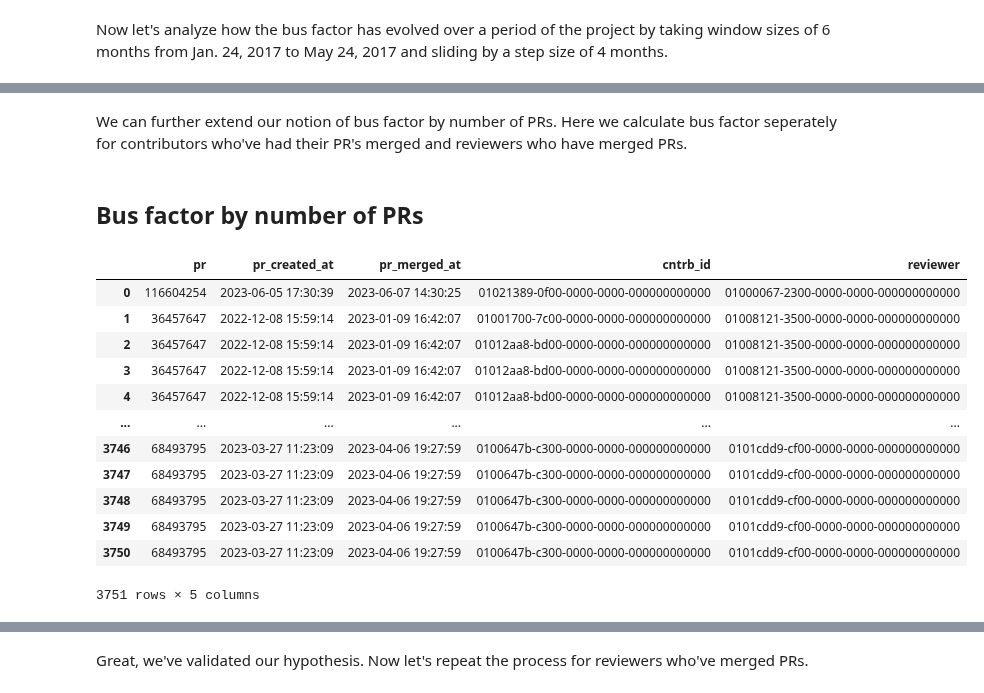
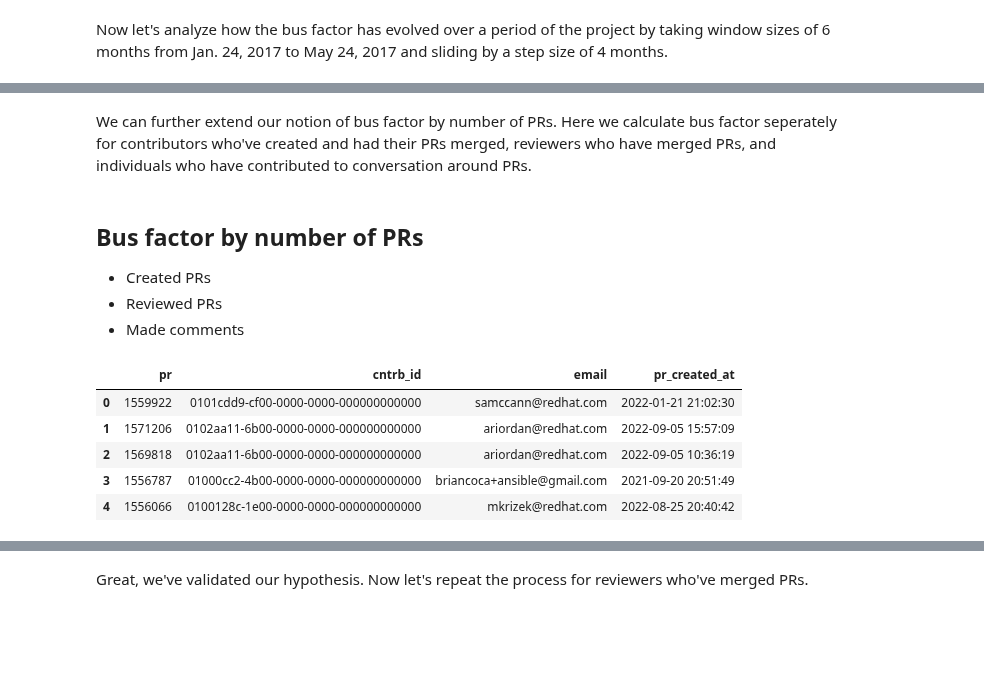
Before and after one commit to oss-aspen/Rappel, a Jupyter notebook: notebooks/bus-factor.ipynb, the cells around one changed output, grey strips where cells are left out. Cells and saved outputs as stored; diff of their text form; code cells hidden in the pictures; blank space fills up the shorter version.

Commit message:
Remove outliers and calculate bf for individuals who commented on PRs

```diff
--- a/notebooks/bus-factor.ipynb
+++ b/notebooks/bus-factor.ipynb
@@ -276,43 +296,40 @@ The bus factor in terms of number of issues closed for Ansible with outliers rem
 # %% [markdown]
-We can further extend our notion of bus factor by number of PRs. Here we calculate bus factor seperately for contributors who've had their PR's merged and reviewers who have merged PRs.
+We can further extend our notion of bus factor by number of PRs. Here we calculate bus factor seperately for contributors who've created and had their PRs merged, reviewers who have merged PRs, and individuals who have contributed to conversation around PRs.
 # %% [markdown]
 ## Bus factor by number of PRs
+- Created PRs
+- Reviewed PRs
+- Made comments
 # %%
-pr_query = salc.sql.text(f"""
-                 SELECT
-                    pr.pull_request_id as pr,
-                    pr.pr_created_at,
-                    pr.pr_merged_at,
-                    pre.cntrb_id,
-                    prr.cntrb_id as reviewer
-                FROM
-                    repo r,
-                    pull_requests pr,
-                    pull_request_events pre,
-                    pull_request_reviewers prr
-                WHERE
-                    r.repo_id in({repo_statement}) AND
-                    pr.repo_id = r.repo_id AND
-                    pr.pull_request_id = pre.pull_request_id AND
-                    pr.pull_request_id = prr.pull_request_id AND
-                    pre.cntrb_id != prr.cntrb_id AND
-                    pr_merged_at IS NOT NULL
-        """)
+pr_create_query = salc.sql.text(f"""
+                    SELECT
+                        DISTINCT pr.pull_request_id as pr,
+                        pre.cntrb_id,
+                        ca.canonical_email as email,
+                        pr.pr_created_at
+                    FROM
+                        repo r,
+                        pull_requests pr,
+                        pull_request_events pre,
+                        pull_request_reviewers prr,
+                        contributors_aliases ca
+                    WHERE
+                        r.repo_id in({repo_statement}) AND
+                        pr.repo_id = r.repo_id AND
+                        pr.pull_request_id = pre.pull_request_id AND
+                        pr.pull_request_id = prr.pull_request_id AND
+                        pre.cntrb_id != prr.cntrb_id AND
+                        pre.cntrb_id = ca.cntrb_id AND
+                        pr_merged_at IS NOT NULL
+            """)
 
-conn_pr = get_df(pr_query)
-display(conn_pr)
+conn_pr_created = get_df(pr_create_query)
+display(conn_pr_created.head())
 # %% [output]
-|  | pr | pr_created_at | pr_merged_at | cntrb_id | reviewer |
-| 0 | 116604254 | 2023-06-05 17:30:39 | 2023-06-07 14:30:25 | 01021389-0f00-0000-0000-000000000000 | 01000067-2300-0000-0000-000000000000 |
-| 1 | 36457647 | 2022-12-08 15:59:14 | 2023-01-09 16:42:07 | 01001700-7c00-0000-0000-000000000000 | 01008121-3500-0000-0000-000000000000 |
-| 2 | 36457647 | 2022-12-08 15:59:14 | 2023-01-09 16:42:07 | 01012aa8-bd00-0000-0000-000000000000 | 01008121-3500-0000-0000-000000000000 |
-| 3 | 36457647 | 2022-12-08 15:59:14 | 2023-01-09 16:42:07 | 01012aa8-bd00-0000-0000-000000000000 | 01008121-3500-0000-0000-000000000000 |
-| 4 | 36457647 | 2022-12-08 15:59:14 | 2023-01-09 16:42:07 | 01012aa8-bd00-0000-0000-000000000000 | 01008121-3500-0000-0000-000000000000 |
-| ... | ... | ... | ... | ... | ... |
-| 3746 | 68493795 | 2023-03-27 11:23:09 | 2023-04-06 19:27:59 | 0100647b-c300-0000-0000-000000000000 | 0101cdd9-cf00-0000-0000-000000000000 |
-| 3747 | 68493795 | 2023-03-27 11:23:09 | 2023-04-06 19:27:59 | 0100647b-c300-0000-0000-000000000000 | 0101cdd9-cf00-0000-0000-000000000000 |
-| 3748 | 68493795 | 2023-03-27 11:23:09 | 2023-04-06 19:27:59 | 0100647b-c300-0000-0000-000000000000 | 0101cdd9-cf00-0000-0000-000000000000 |
-| 3749 | 68493795 | 2023-03-27 11:23:09 | 2023-04-06 19:27:59 | 0100647b-c300-0000-0000-000000000000 | 0101cdd9-cf00-0000-0000-000000000000 |
-| 3750 | 68493795 | 2023-03-27 11:23:09 | 2023-04-06 19:27:59 | 0100647b-c300-0000-0000-000000000000 | 0101cdd9-cf00-0000-0000-000000000000 |
+|  | pr | cntrb_id | email | pr_created_at |
+| 0 | 1559922 | 0101cdd9-cf00-0000-0000-000000000000 | samccann@redhat.com | 2022-01-21 21:02:30 |
+| 1 | 1571206 | 0102aa11-6b00-0000-0000-000000000000 | ariordan@redhat.com | 2022-09-05 15:57:09 |
+| 2 | 1569818 | 0102aa11-6b00-0000-0000-000000000000 | ariordan@redhat.com | 2022-09-05 10:36:19 |
+| 3 | 1556787 | 01000cc2-4b00-0000-0000-000000000000 | briancoca+ansible@gmail.com | 2021-09-20 20:51:49 |
+| 4 | 1556066 | 0100128c-1e00-0000-0000-000000000000 | mkrizek@redhat.com | 2022-08-25 20:40:42 |
-3751 rows × 5 columns
 # %%
```
Also changed, not shown: parts of 33 cells of this notebook.
